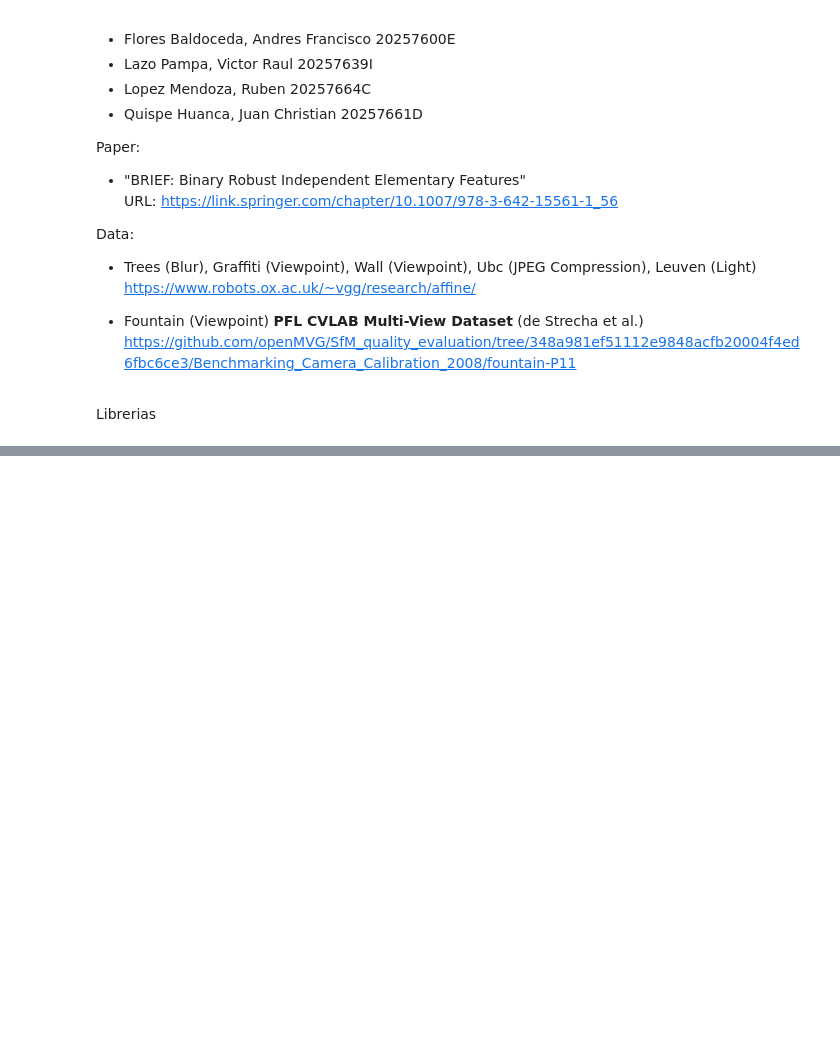
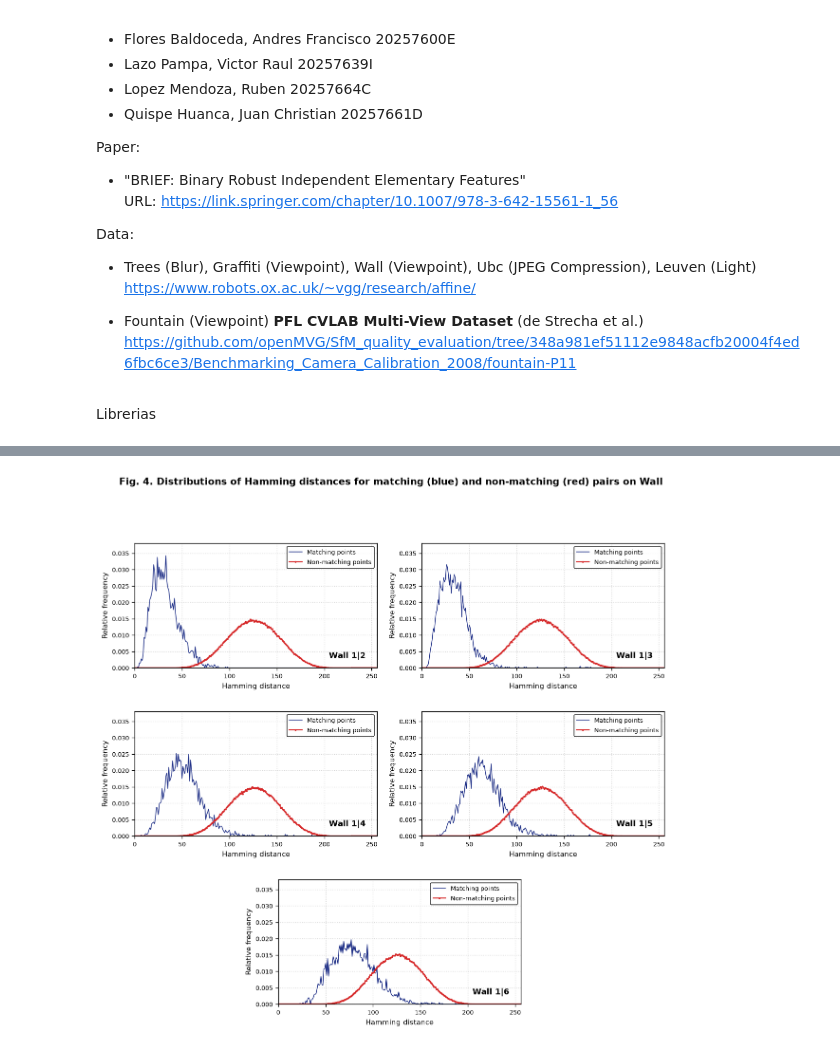
Before and after one commit to vlazop/workspaceCV, a Jupyter notebook: BRIEF_G04_MIA_09_SEC_B/BRIEF_METHOD_G04.ipynb, the cells around one changed output, grey strips where cells are left out. Saved outputs shown, nothing was run; the diff lists cells and outputs as text; code cells hidden in the pictures; blank space fills up the shorter version.

```diff
--- a/BRIEF_G04_MIA_09_SEC_B/BRIEF_METHOD_G04.ipynb
+++ b/BRIEF_G04_MIA_09_SEC_B/BRIEF_METHOD_G04.ipynb
@@ -193,13 +61,0 @@ class BRIEFExtractor:
-# %%
-def hamming_distance(desc1, desc2):
-
-    """
-        Calcula la distancia de Hamming mediante operación lógica XOR bit a bit y conteo de unos.
-
-    """
-    xor_res = np.bitwise_xor(desc1, desc2)
-
-    if desc1.ndim == 1 and desc2.ndim == 1:
-        return np.sum([bin(byte).count('1') for byte in xor_res])
-
-    return np.unpackbits(xor_res, axis=-1).sum(axis=-1)
@@ -312,0 +234,66 @@ plt.show()
+# %%
+# FIGURA 4: Distribuciones de distancias de Hamming
+
+import os
+import cv2
+from matplotlib.gridspec import GridSpec
+
+dataset = get_base_dir("Wall")
+n_bits = 256
+np.random.seed(42)
+
+# Según la Sección 3.2 y 3.3: usamos la geometría G_II con 256 bits (32 bytes) y sigma = 2.0
+pares_G2 = generate_brief_pairs(patch_size=31, num_pairs=n_bits, strategy='G_II')
+extractor_fig4 = BRIEFExtractor(patch_size=31, num_pairs=n_bits, strategy='G_II', sigma=2.0, pairs=pares_G2)
+
+img1 = cv2.imread(os.path.join(dataset, "img1.ppm"), cv2.IMREAD_GRAYSCALE)
+
+fig = plt.figure(figsize=(12, 10.5), dpi=120)
+gs = GridSpec(3, 4, figure=fig, hspace=0.35, wspace=0.45)
+posiciones = [gs[0, 0:2], gs[0, 2:4], gs[1, 0:2], gs[1, 2:4], gs[2, 1:3]]
+
+bins = np.arange(0, n_bits + 2) - 0.5
+x_vals = np.arange(0, n_bits + 1)
+
+print("Extrayendo ~4000 puntos y calculando distribuciones de distancia de Hamming...")
+for idx_plot, t in enumerate(range(2, 7)):
+    ax = fig.add_subplot(posiciones[idx_plot])
+    img_t = cv2.imread(os.path.join(dataset, f"img{t}.ppm"), cv2.IMREAD_GRAYSCALE)
+    H_gt = np.loadtxt(os.path.join(dataset, f"H1to{t}p"))
+
+    # Extraemos ~4000 puntos correspondientes usando nuestra función con Homografía Ground Truth
+    kp1, kpt = cargar_puntos_con_homografia(img1, img_t, H_gt, num_puntos=4000, patch_size=31)
+    _, d1 = extractor_fig4.compute(img1, kp1)
+    _, dt = extractor_fig4.compute(img_t, kpt)
+
+    # Distancias entre pares correspondientes (Matching points: punto i con punto i)
+    dist_match = hamming_distance(d1, dt)
+
+    # Distancias entre pares NO correspondientes (Non-matching points: punto i con punto j != i)
+    dist_nonmatch = np.concatenate([
+        hamming_distance(d1, np.roll(dt, shift, axis=0))
+        for shift in range(1, min(100, len(dt)))
+    ])
+
+    # Histogramas normalizados (frecuencia relativa)
+    hist_match, _ = np.histogram(dist_match, bins=bins, density=True)
+    hist_nonmatch, _ = np.histogram(dist_nonmatch, bins=bins, density=True)
+
+    ax.plot(x_vals, hist_match, color='#1b2c85', linewidth=0.9, label='Matching points')
+    ax.plot(x_vals, hist_nonmatch, color='#d62728', linewidth=1.3, marker='.', markersize=2.5, label='Non-matching points')
+
+    ax.set_xlim(0, 256)
+    ax.set_ylim(0, 0.038)
+    ax.set_xticks(np.arange(0, 251, 50))
+    ax.set_yticks(np.arange(0, 0.036, 0.005))
+    ax.set_xlabel('Hamming distance', fontsize=9)
+    ax.set_ylabel('Relative frequency', fontsize=9)
+    ax.tick_params(labelsize=8)
+    ax.grid(True, linestyle=':', alpha=0.6)
+    ax.text(205, 0.003, f'Wall 1|{t}', fontsize=10, fontweight='bold')
+    ax.legend(loc='upper right', fontsize=8, frameon=True, edgecolor='black')
+
+fig.suptitle('Fig. 4. Distributions of Hamming distances for matching (blue) and non-matching (red) pairs on Wall', fontsize=12, fontweight='bold', y=0.99)
+plt.tight_layout()
+plt.show()
+# %% [output]
@@ -312,0 +301 @@ plt.show()
+[figure, added]
```
Also changed, not shown: parts of 25 cells of this notebook, 30 other files.
